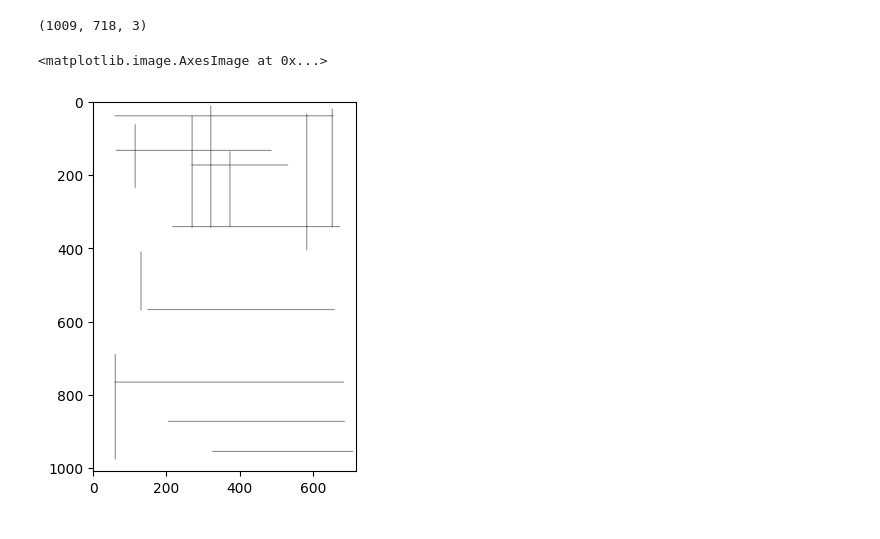
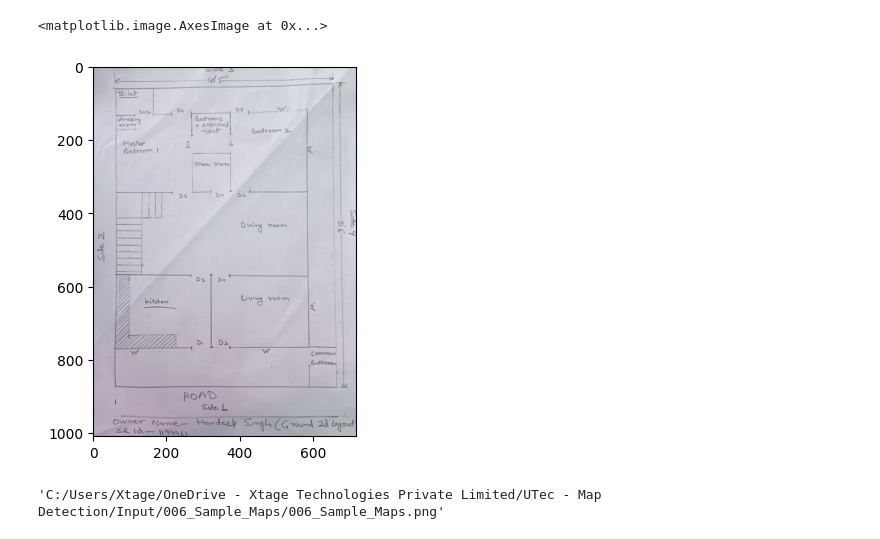
Before and after one commit to abhishekxtage/digisketch, a Jupyter notebook: Auto/Approaches/001_Simplest_Example.ipynb, the cells around one changed output. Cells and saved outputs as stored; diff of their text form; code cells hidden in the pictures.

```diff
--- a/Auto/Approaches/001_Simplest_Example.ipynb
+++ b/Auto/Approaches/001_Simplest_Example.ipynb
@@ -349,26 +0,0 @@ vertical_lines_first_adjusted
-# %%
-blank_image.shape
-# %% [output]
-(1009, 718, 3)
-# %%
-gray = cv2.imread(config.dir_prj_ip + "/" + config.prj_id + ".png")
-blank_image = create_blank_image(gray)
-
-a,b,c = lines.shape
-for index, line in enumerate(horizontal_lines_first_adjusted):
-    # print(line)
-    cv2.line(blank_image, (line[0], line[1]), (line[2], line[3]), (0, 0, 0), 1, cv2.LINE_AA)
-    # if index == 2:
-    #     break
-
-for index, line in enumerate(vertical_lines_first_adjusted):
-    # print(line)
-    cv2.line(blank_image, (line[0], line[1]), (line[2], line[3]), (0, 0, 0), 1, cv2.LINE_AA)
-    # if index == 2:
-    #     break
-
-
-plt.imshow(blank_image)
-# %% [output]
-<matplotlib.image.AxesImage at 0x...>
-[figure, removed]
@@ -377,0 +13,13 @@ plt.imshow(blank_image)
+# %%
+# Processing image
+# Step 01: Reading Image
+image_raw = read_image(dir_ip=config.dir_prj_ip, image_name=config.prj_id + ".png")
+# display_images_in_directory(folder_path, image_name="Raw.png")
+plt.imshow(image_raw)
+# %% [output]
+<matplotlib.image.AxesImage at 0x...>
+[figure, added]
+# %%
+config.dir_prj_ip + "/" + config.prj_id + ".png"
+# %% [output]
+'C:/Users/Xtage/OneDrive - Xtage Technologies Private Limited/UTec - Map Detection/Input/006_Sample_Maps/006_Sample_Maps.png'
```
Also changed, not shown: parts of 49 cells of this notebook, 3 other files.
